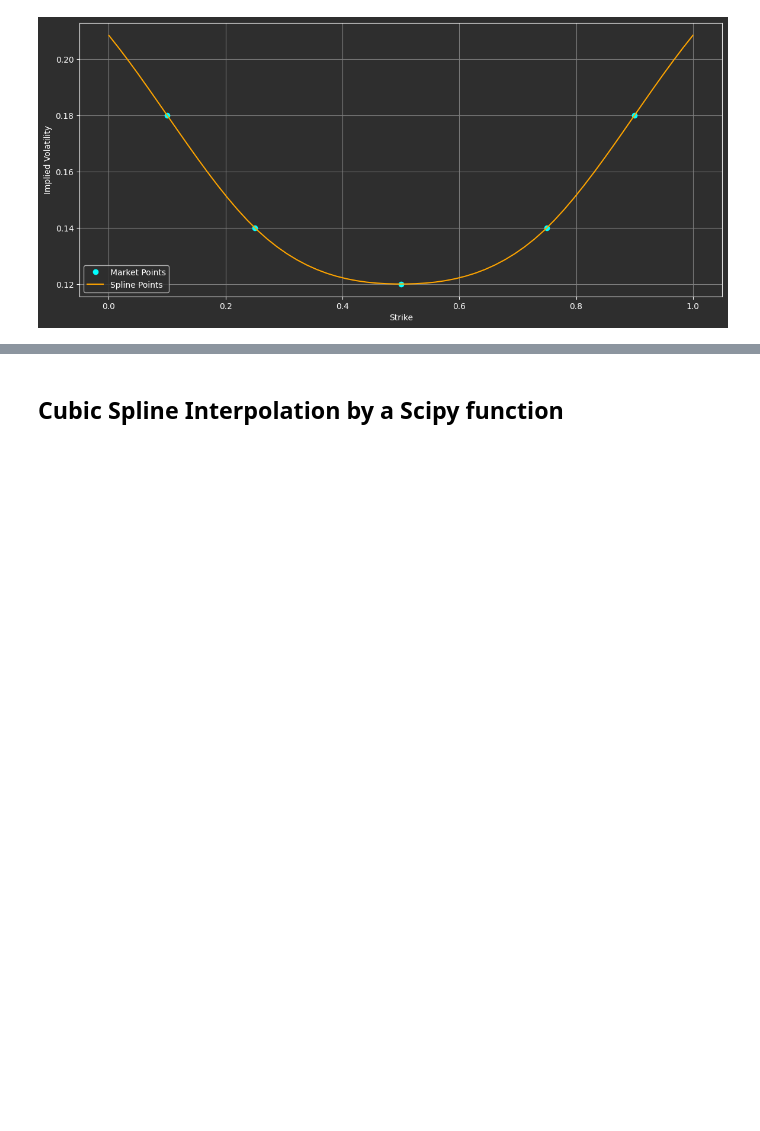
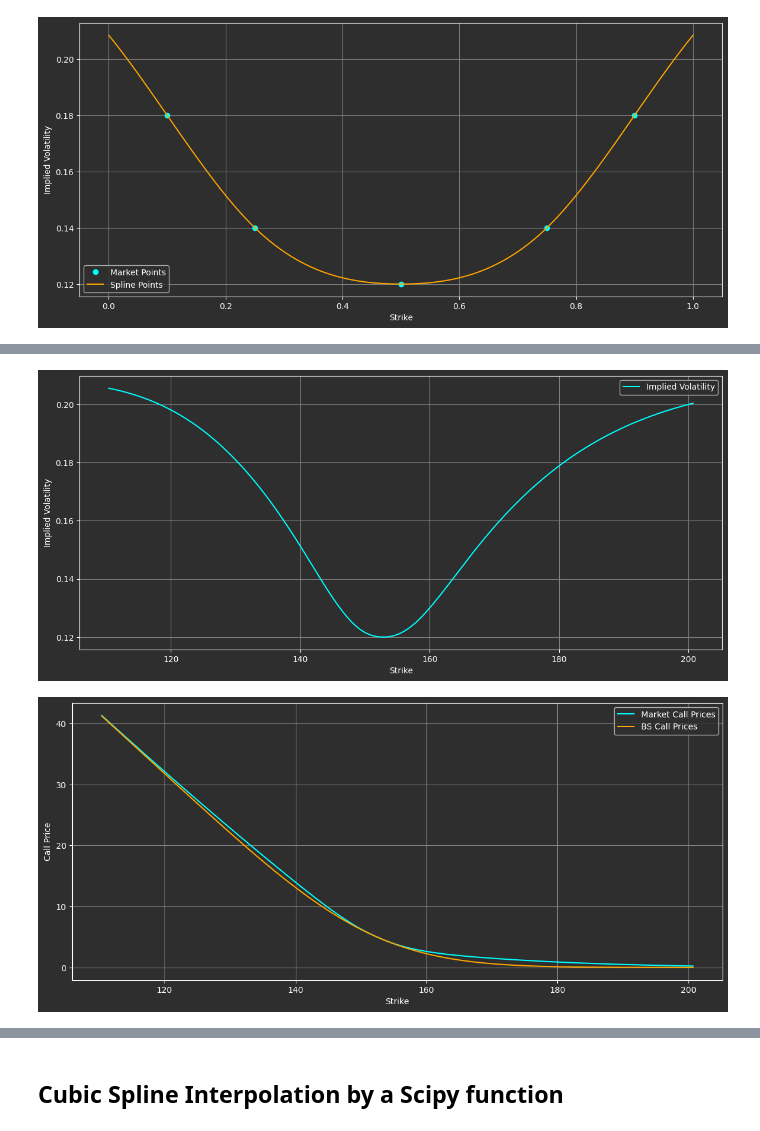
Before and after one commit to sylvioazevedo/modeling, a Jupyter notebook: bs_implied_distributions_deltas.ipynb, the cells around one changed output, grey strips where cells are left out. Saved outputs shown, nothing was run; the diff lists cells and outputs as text; code cells hidden in the pictures; blank space fills up the shorter version.

```diff
--- a/bs_implied_distributions_deltas.ipynb
+++ b/bs_implied_distributions_deltas.ipynb
@@ -174,0 +144,11 @@ plt.show()
+# %%
+
+best_sigma = dg.find_best_sigma(121, strikes, vols)
+
+delta, vol = dg.calculate_delta(100, spot, rate, time, deltas=deltas, a=a, init_sigma=best_sigma)
+
+#vol = dg.calculate_vol_by_delta(delta, deltas, a)
+
+print(best_sigma)
+print(delta)
+print(vol)
@@ -175 +211,23 @@ plt.show()
+# %%
+# Plot volatility
+plt.figure(figsize=(14,6))
+plt.plot(result['vol'], label='Implied Volatility', color='cyan')
+plt.xlabel('Strike', color='white')
+plt.ylabel('Implied Volatility', color='white')
+plt.legend()
+plt.grid(color='gray')
+plt.show()
+
+# plot mkt call prices
+plt.figure(figsize=(14,6))
+plt.plot(result['Call Mkt'], label='Market Call Prices', color='cyan')
+plt.plot(result['Call BS'], label='BS Call Prices', color='orange')
+plt.xlabel('Strike', color='white')
+plt.ylabel('Call Price', color='white')
+plt.legend()
+plt.grid(color='gray')
+plt.show()
+# %% [output]
+[figure, added]
+[figure, added]
 # %%
```
Also changed, not shown: parts of 13 cells of this notebook, 4 other files.
